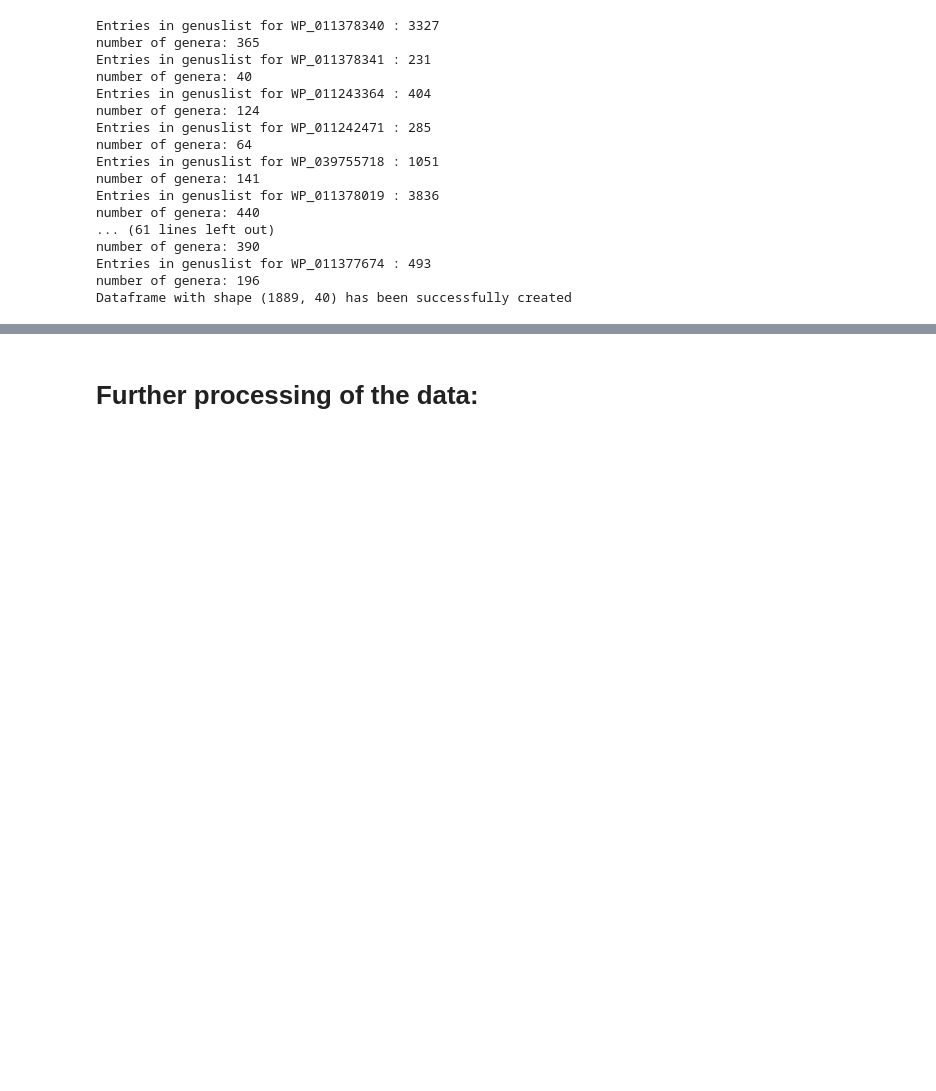
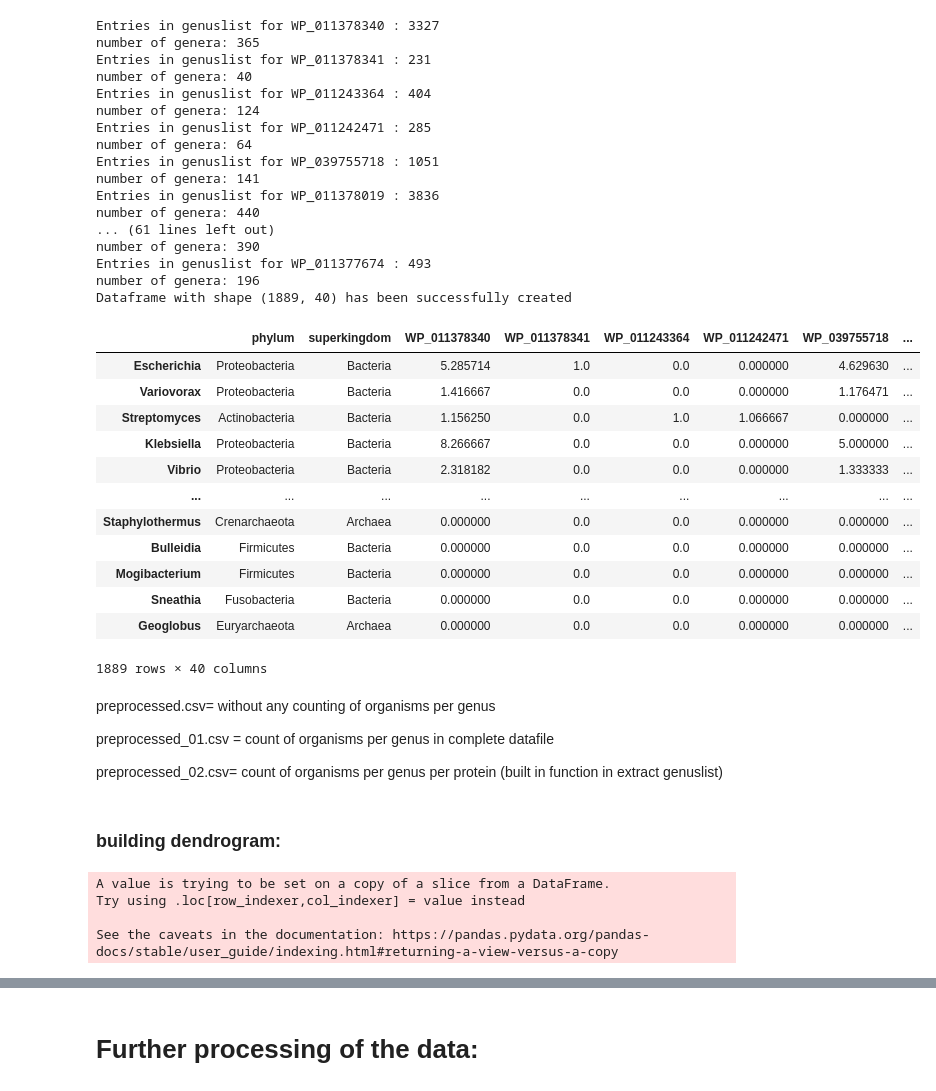
Before and after one commit to Kanomble/blast_result_processing, a Jupyter notebook: scripts/Heatmap_genus_BLASTDATA.ipynb, the cells around one changed output, grey strips where cells are left out. Saved outputs shown, nothing was run; the diff lists cells and outputs as text; code cells hidden in the pictures; blank space fills up the shorter version.

```diff
--- a/scripts/Heatmap_genus_BLASTDATA.ipynb
+++ b/scripts/Heatmap_genus_BLASTDATA.ipynb
@@ -45,10 +43,24 @@ input arguments: BLAST_output dataframe, preprocessed with the taxonomy script (
 '''
 def extract_genuslist(df, WP_num):
     genuslist= []
+    gendict = {}
     for i in range(len(df)):
-        if df.qseqid [i] == WP_num:
+        if df.qseqid [i] == WP_num: # check if the hit belongs to the right protein
             if pd.isnull(df.genus[i]) == False: ## to sort out NaN values
-                genuslist.append(df.genus[i])
+                genuslist.append(df.genus[i]) # genuslist contains for ech hit for a specific protein the corespnding genus
+
+
+   # add the number of corresponding organisms for each genus:
+                if df.genus[i] not in gendict.keys():
+                    gendict[df.genus[i]] = [df.staxids[i]]
+                else:
+                    if df.staxids[i] not in gendict[df.genus[i]]:
+                        gendict[df.genus[i]].append(df.staxids[i])
+    dictlist = list(gendict.keys())
+    for j in range(len(dictlist)):
+        gendict[dictlist[j]]= len(gendict[dictlist[j]])
+
+
 
     print('Entries in genuslist for', WP_num, ':', len(genuslist))
-    return(genuslist)
+    return(genuslist, gendict)
@@ -80,4 +108,5 @@ def count_copies (genlist, protname):
     print('number of genera:', len(d))
     return(d)
 # %%
-count_copies(extract_genuslist(workingcsv,'WP_011242471'),'WP_011242471')
+workingcsv=pd.read_csv('Completedata.csv')
+extract_genuslist(workingcsv,'WP_011242471')
@@ -102,15 +113,23 @@ number of genera: 14
 # %%
-def get_dataframe (acc_ids, workingcsv, namelist = None):
+def get_dataframe (acc_ids, workingcsv, namelist = None, relatives = True):
     num_acc_ids = len(acc_ids)
-
+    #gendict = orgs_in_genus(workingcsv)
     df_prot = get_taxonomy_table(workingcsv)
 
 
     for i in range(num_acc_ids):
+        genus_data = extract_genuslist(workingcsv,acc_ids.iloc[i,0])
+        genlist = genus_data[0]
+        gendict = genus_data [1]
+        df = count_copies(genlist,( namelist[i] if namelist else acc_ids.iloc[i,0]))
+        #print(df)
+        if relatives == True:
+            for i in range(len(df)):
+                df.iloc[i,1] = df.iloc[i,1]/gendict[df.genus[i]]
 
-        df = count_copies(extract_genuslist(workingcsv,acc_ids.iloc[i,0]),( namelist[i] if namelist else acc_ids.iloc[i,0]))
+        #print(df)
+        df_prot = pd.merge(df_prot, df, how='outer')
 
-        df_prot = pd.merge(df_prot, df, how='outer')
 
 
     df_prot = df_prot.drop_duplicates()
@@ -124,12 +143,12 @@ Function takes the BLAST_data (Accession ID list (txt document) and BLAST result
 of the amount of occurence for all given protein clusters per genome. Only genomes that occur at least one at one protein cluster
 are taken into consioderation)
 '''
-def first_frame(Acc_id_name, Resultcsv, namelist = None):
+def first_frame(Acc_id_name, Resultcsv, namelist = None, relative = True):
 
     acc_ids = pd.read_csv(Acc_id_name, header=None)
     workingcsv = pd.read_csv(Resultcsv)
 
-    frame= get_dataframe(acc_ids, workingcsv, namelist = namelist)
+    frame= get_dataframe(acc_ids, workingcsv, namelist = namelist, relatives = relative)
     taxlist= ['phylum','superkingdom']
     protlist = namelist if namelist else acc_ids[0].tolist()
     collist = taxlist + protlist
@@ -163,4 +182,20 @@ number of genera: 390
 Entries in genuslist for WP_011377674 : 493
 number of genera: 196
 Dataframe with shape (1889, 40) has been successfully created
+# %%
+frame
+# %% [output]
+|  | phylum | superkingdom | WP_011378340 | WP_011378341 | WP_011243364 | WP_011242471 | WP_039755718 | ... |
+| Escherichia | Proteobacteria | Bacteria | 5.285714 | 1.0 | 0.0 | 0.000000 | 4.629630 | ... |
+| Variovorax | Proteobacteria | Bacteria | 1.416667 | 0.0 | 0.0 | 0.000000 | 1.176471 | ... |
+| Streptomyces | Actinobacteria | Bacteria | 1.156250 | 0.0 | 1.0 | 1.066667 | 0.000000 | ... |
+| Klebsiella | Proteobacteria | Bacteria | 8.266667 | 0.0 | 0.0 | 0.000000 | 5.000000 | ... |
+| Vibrio | Proteobacteria | Bacteria | 2.318182 | 0.0 | 0.0 | 0.000000 | 1.333333 | ... |
+| ... | ... | ... | ... | ... | ... | ... | ... | ... |
+| Staphylothermus | Crenarchaeota | Archaea | 0.000000 | 0.0 | 0.0 | 0.000000 | 0.000000 | ... |
+| Bulleidia | Firmicutes | Bacteria | 0.000000 | 0.0 | 0.0 | 0.000000 | 0.000000 | ... |
+| Mogibacterium | Firmicutes | Bacteria | 0.000000 | 0.0 | 0.0 | 0.000000 | 0.000000 | ... |
+| Sneathia | Fusobacteria | Bacteria | 0.000000 | 0.0 | 0.0 | 0.000000 | 0.000000 | ... |
+| Geoglobus | Euryarchaeota | Archaea | 0.000000 | 0.0 | 0.0 | 0.000000 | 0.000000 | ... |
+1889 rows × 40 columns
 # %%
@@ -167,0 +203,8 @@ frame.to_csv('preprocessed.csv')
+# %% [markdown]
+preprocessed.csv= without any counting of organisms per genus
+
+preprocessed_01.csv = count of organisms per genus in complete datafile
+
+preprocessed_02.csv= count of organisms per genus per protein (built in function in extract genuslist)
+# %% [markdown]
+### building dendrogram:
@@ -167,0 +222,8 @@ frame.to_csv('preprocessed.csv')
+# %%
+clustering_kmeans = KMeans(n_clusters=27, precompute_distances="auto", n_jobs=-1)
+data['clusters'] = clustering_kmeans.fit_predict(data)
+# %% [output]
+A value is trying to be set on a copy of a slice from a DataFrame.
+Try using .loc[row_indexer,col_indexer] = value instead
+
+See the caveats in the documentation: https://pandas.pydata.org/pandas-docs/stable/user_guide/indexing.html#returning-a-view-versus-a-copy
```
Also changed, not shown: parts of 35 cells of this notebook.
